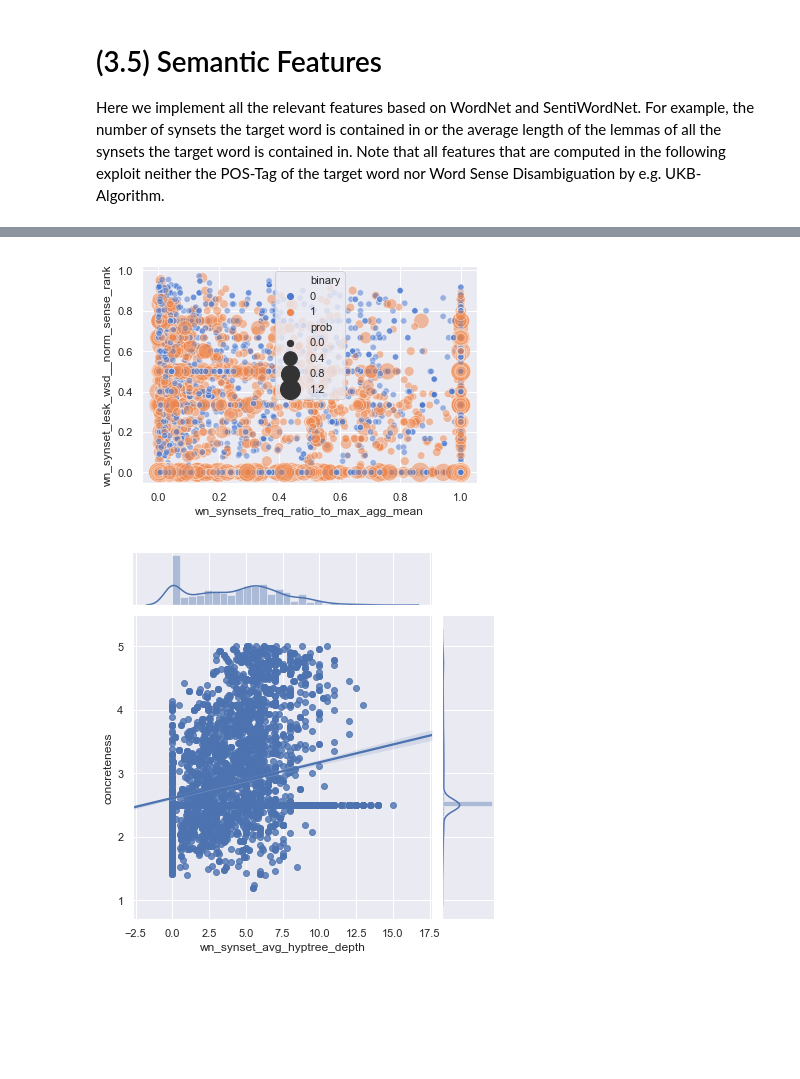
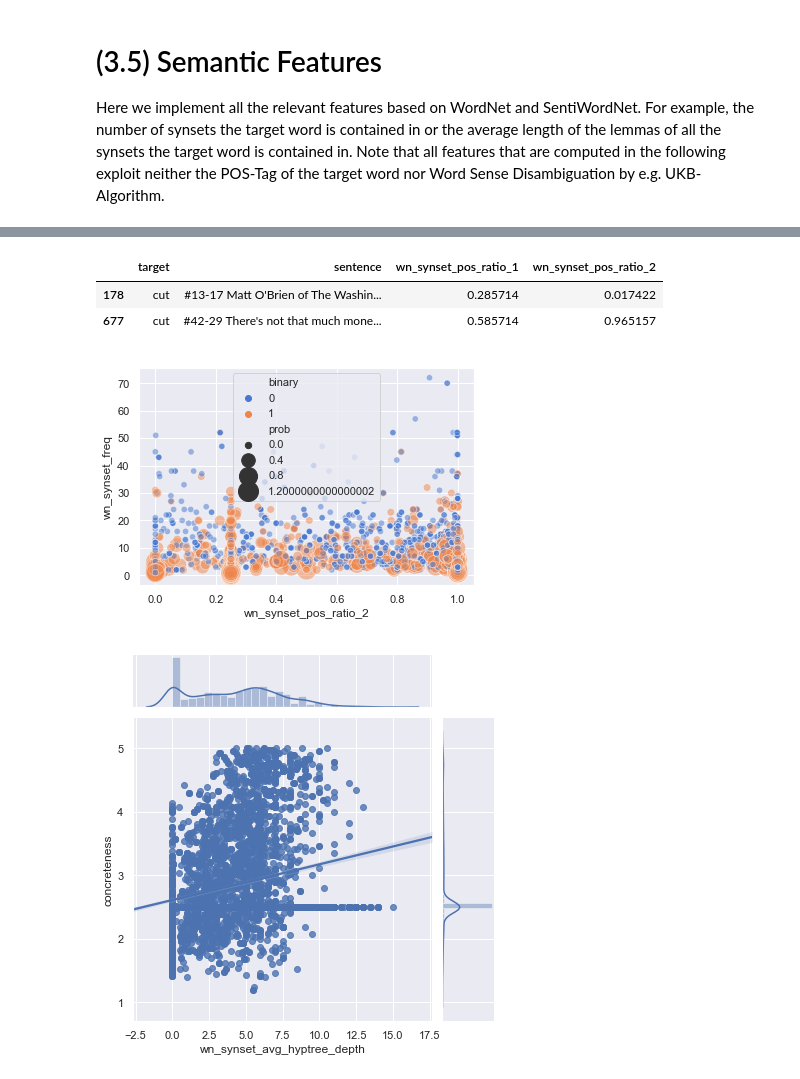
Before and after one commit to kristiankolthoff/CoWoPhId, a Jupyter notebook: python/features_cwi.ipynb, the cells around one changed output, grey strips where cells are left out. Cells and saved outputs as stored; diff of their text form; code cells hidden in the pictures; blank space fills up the shorter version.

```diff
--- a/python/features_cwi.ipynb
+++ b/python/features_cwi.ipynb
@@ -1128,6 +1471,19 @@ def wn_synset_avg_num_relations(target):
 def wn_synset_avg_freq_pos(target, pos):
     return len(wn.synsets(target, pos = pos))
 
+def wn_synset_pos_ratio_1(target, pos):
+    synsets_freqs = len(wn.synsets(target))
+    return len(wn.synsets(target, pos = pos)) / synsets_freqs \
+            if synsets_freqs != 0 else 0.25
+
+def wn_synset_pos_ratio_2(target, pos):
+    synsets_counts = np.sum([lemma.count()
+            for sn in wn.synsets(target) for lemma in sn.lemmas()])
+    return np.sum([lemma.count() for sn in wn.synsets(target, pos = pos)
+                for lemma in sn.lemmas()]) / synsets_counts if synsets_counts != 0 else 0.25
+
+print(wn_synset_pos_ratio_2('major', 'a'))
+
 def wn_synset_sense_entropy_uniform(target):
     num_senses = len(wn.synsets(target))
     return -np.sum([((1 / num_senses) * np.log2(1 / num_senses))
@@ -1146,6 +1502,11 @@ def wn_synsets_sense_entropy_pos_central(target, pos):
     num_senses_pos = len(wn.synsets(target, pos = pos))
     return -np.sum([((1 / num_senses_pos) * np.log2(1 / num_senses_pos))
                      for index in range(0, num_senses_pos)])
+
+def wn_synset_pos_probability_1(target, pos):
+    synsets = wn.synsets(target)
+    syn_freq_other_pos = np.sum([1 for synset in synsets if synset.pos() != pos])
+    return len(wn.synsets(target, pos = pos)) / syn_freq_other_pos
 
 def wn_synsets_avg_lemma_freq(target, freqs_func, freqs):
     synsets = wn.synsets(target)
@@ -1347,0 +1928,15 @@ def brown_clustering_cluster_size_all(target):
+# %%
+import seaborn as sns
+import matplotlib.pyplot as plt
+
+sns.set(style="darkgrid")
+
+#Select wikipedia train set of concatenation
+data = concat_features[0].train
+#data = data.loc[data.cal_ngram_2_sim_min<0.3,]
+
+complexity_plot = sns.scatterplot(x="dbp_norm_pagerank", y="dbp_type", hue="binary", size='prob',
+            sizes=(40, 400), alpha=.5, palette="muted",
+            data=data)
+complexity_plot.legend(scatterpoints=1)
+plt.show(complexity_plot)
@@ -1391,6 +1991,12 @@ def features_semantic(dataframe):
                                             agg_feat_num_average(target, wn_synset_sense_entropy_pos_uniform))
     df['wn_synsets_sense_entropy_pos_central'] = df[['target', 'pos_tag']].apply(
         lambda vals : wn_synsets_sense_entropy_pos_central(vals[0], penn_to_wn(vals[1])), axis = 1)
+
+    df['wn_synset_pos_ratio_1'] = df[['target', 'pos_tag']].apply(
+                    lambda vals : wn_synset_pos_ratio_1(vals[0], penn_to_wn(vals[1])), axis = 1)
+
+    df['wn_synset_pos_ratio_2'] = df[['target', 'pos_tag']].apply(
+                    lambda vals : wn_synset_pos_ratio_2(vals[0], penn_to_wn(vals[1])), axis = 1)
 
     df['swn_avg_objective_score'] = df.target.apply(lambda target : agg_feat_num_average(target, swn_avg_objective_score))
 
@@ -1458,22 +2062,29 @@ C:\Users\Studio\Anaconda3\lib\site-packages\numpy\lib\
+# %%
+train = dataset_fc_semantic[1].train
+train.loc[train.target=='cut',['target', 'sentence', 'wn_synset_pos_ratio_1', 'wn_synset_pos_ratio_2']]
+# %% [output]
+|  | target | sentence | wn_synset_pos_ratio_1 | wn_synset_pos_ratio_2 |
+| 178 | cut | #13-17 Matt O'Brien of The Washin... | 0.285714 | 0.017422 |
+| 677 | cut | #42-29 There's not that much mone... | 0.585714 | 0.965157 |
 # %%
 concat_features = concat_feature_datasets(dataset_fc_semantic, dataset_fc_orthographic,
-                                          dataset_fc_psycholinguistic, dataset_fc_corpus_based)
+                                          dataset_fc_psycholinguistic)
 # %%
 import seaborn as sns
 import matplotlib.pyplot as plt
 
 sns.set(style="darkgrid")
 
 #Select wikipedia train set of concatenation
 data = concat_features[0].train
 #data = data.loc[data.cal_ngram_2_sim_min<0.3,]
 
-complexity_plot = sns.scatterplot(x="wn_synsets_freq_ratio_to_max_agg_mean", y="wn_synset_lesk_wsd__norm_sense_rank", hue="binary", size='prob',
+complexity_plot = sns.scatterplot(x="wn_synset_pos_ratio_2", y="wn_synset_freq", hue="binary", size='prob',
             sizes=(40, 400), alpha=.5, palette="muted",
             data=data)
 plt.show(complexity_plot)
 # %% [output]
-[figure, old version]
+[figure, new version]
 # %%
 figure = complexity_plot.get_figure()
 figure.savefig('../plots/features/syn-freq-to-avg-def-len.pdf')
```
Also changed, not shown: parts of 58 cells of this notebook.
